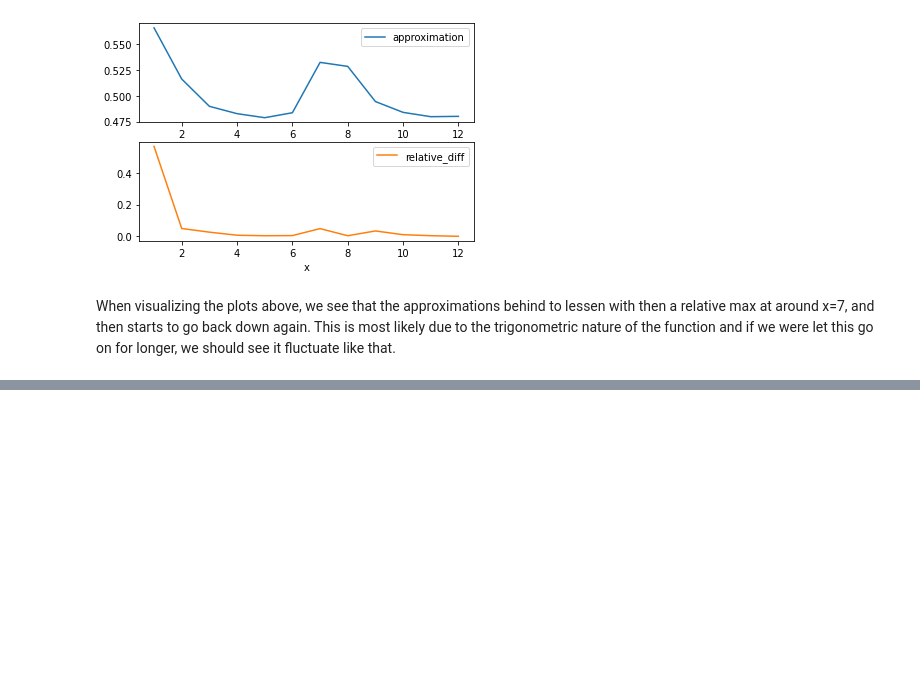
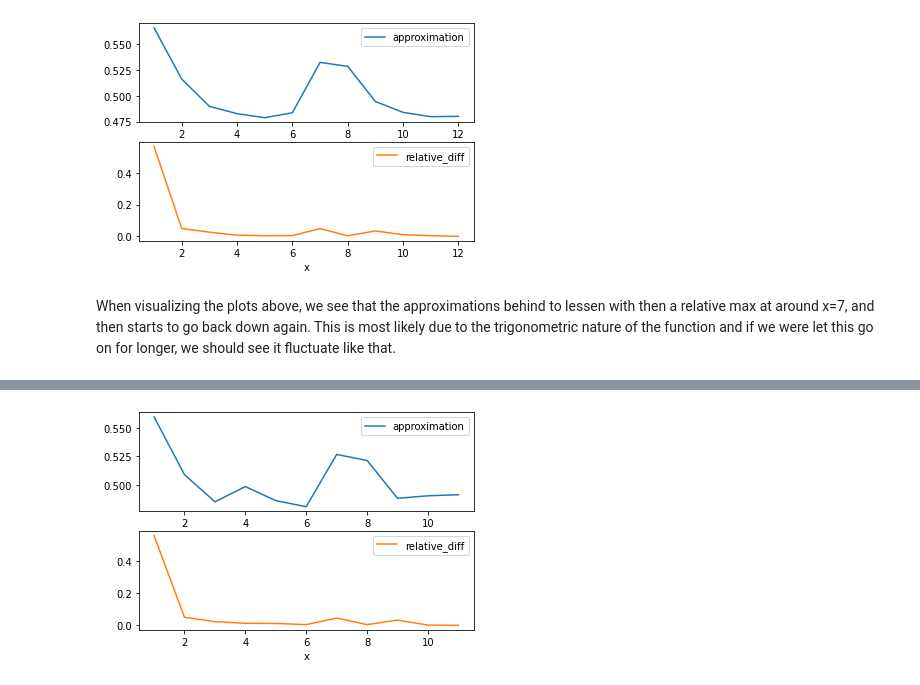
Before and after one commit to VijayStroup/ns-quadrature, a Jupyter notebook: nerve_quadrature.ipynb, the cells around one changed output, grey strips where cells are left out. Cells and saved outputs as stored; diff of their text form; code cells hidden in the pictures; blank space fills up the shorter version.

```diff
--- a/nerve_quadrature.ipynb
+++ b/nerve_quadrature.ipynb
@@ -319,0 +369,2 @@ let this go on for longer, we should see it fluctuate like that.
+# %%
+x_used, approximations, relative_differences = solve(simpson)
@@ -319,0 +383,3 @@ let this go on for longer, we should see it fluctuate like that.
+# %%
+simpdf = pd.DataFrame({'x': x_used, 'approximation': approximations, 'relative_diff': relative_differences})
+print(simpdf.to_string(index=False))
@@ -319,0 +399,5 @@ let this go on for longer, we should see it fluctuate like that.
+# %%
+simpdf.plot('x', subplots=True, sharex=False)
+plt.show()
+# %% [output]
+[figure, added]
```
Also changed, not shown: parts of 13 cells of this notebook.
